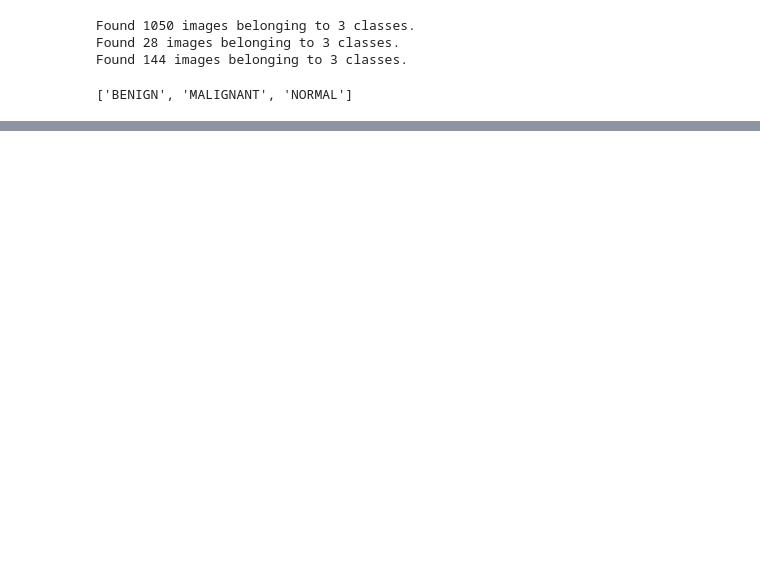
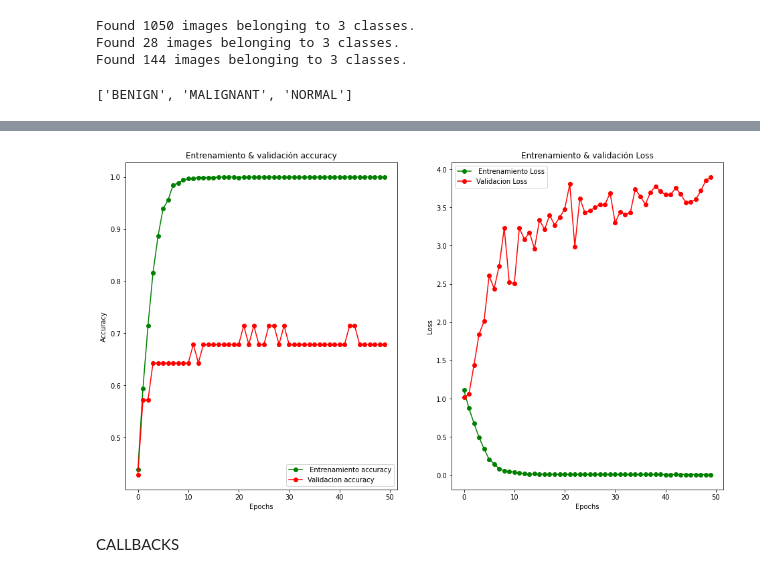
Before and after one commit to joooser/TENSORFLOW2, a Jupyter notebook: Tumor_classiffier.ipynb, the cells around one changed output, grey strips where cells are left out. Saved outputs shown, nothing was run; the diff lists cells and outputs as text; code cells hidden in the pictures; blank space fills up the shorter version.

```diff
--- a/Tumor_classiffier.ipynb
+++ b/Tumor_classiffier.ipynb
@@ -266,0 +269,21 @@ visualizacion_resultados(history_optimizer)
+# %%
+model_convolutional = tf.keras.models.Sequential([
+              tf.keras.layers.Conv2D(75, (3,3), activation = "relu", input_shape= (28, 28, 1)),
+              tf.keras.layers.MaxPool2D((2,2)),
+              tf.keras.layers.Flatten(),
+              tf.keras.layers.Dense(256, kernel_regularizer = regularizers.l2(1e-5), activation = "relu"),
+              tf.keras.layers.Dropout(0.2),
+              tf.keras.layers.Dense(128, kernel_regularizer= regularizers.l2(1e-5),activation = "relu"),
+              tf.keras.layers.Dropout(0.2),
+              tf.keras.layers.Dense(len(classes), activation = "softmax")
+])
+
+model_convolutional.summary()
+
+model_convolutional.compile(optimizer= "adam", loss = "categorical_crossentropy", metrics = ["accuracy"])
+
+history_convolutional = model_convolutional.fit(
+    train_generator,
+    epochs = 50,
+    validation_data = validation_generator
+)
@@ -266,0 +308,6 @@ visualizacion_resultados(history_optimizer)
+# %%
+visualizacion_resultados(history_convolutional)
+# %% [output]
+[figure, added]
+# %% [markdown]
+CALLBACKS
```
Also changed, not shown: parts of 15 cells of this notebook.
